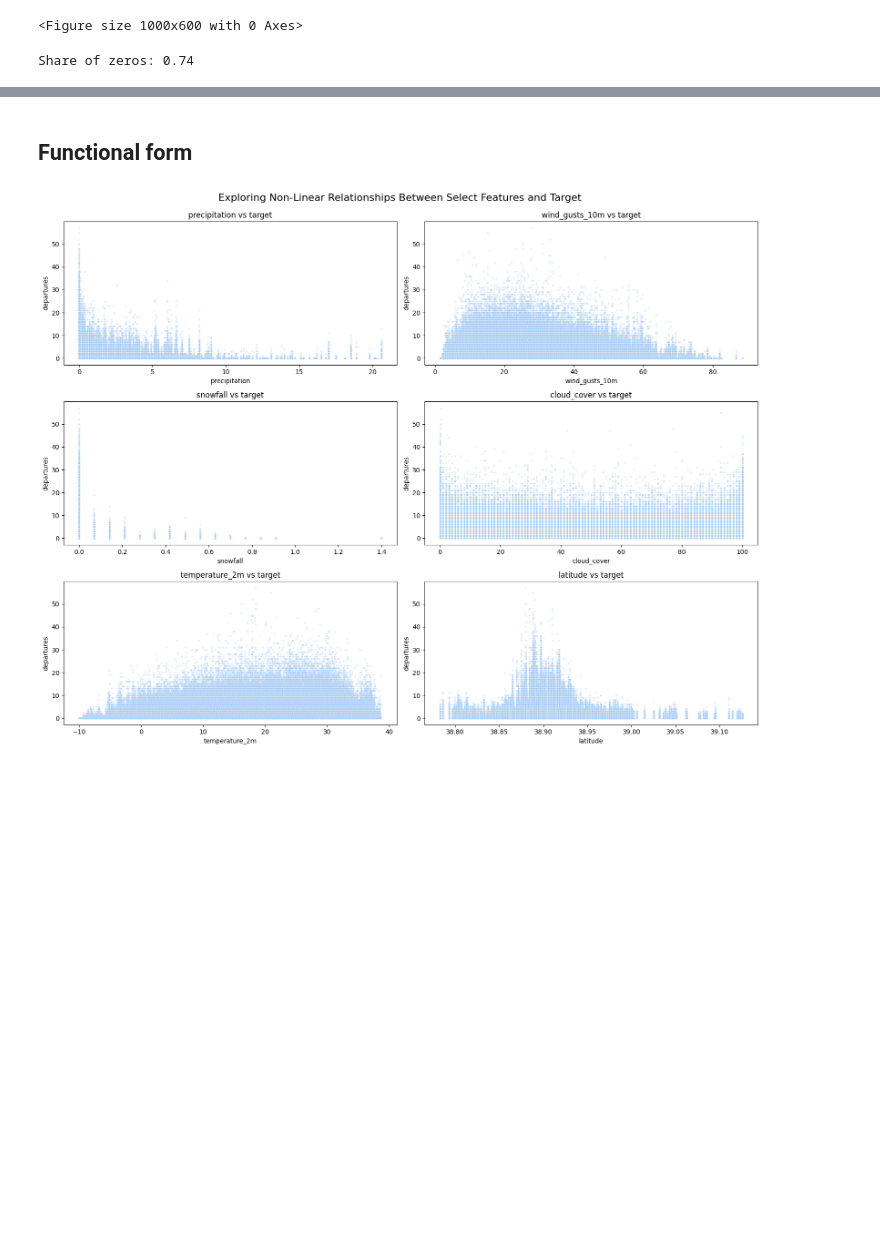
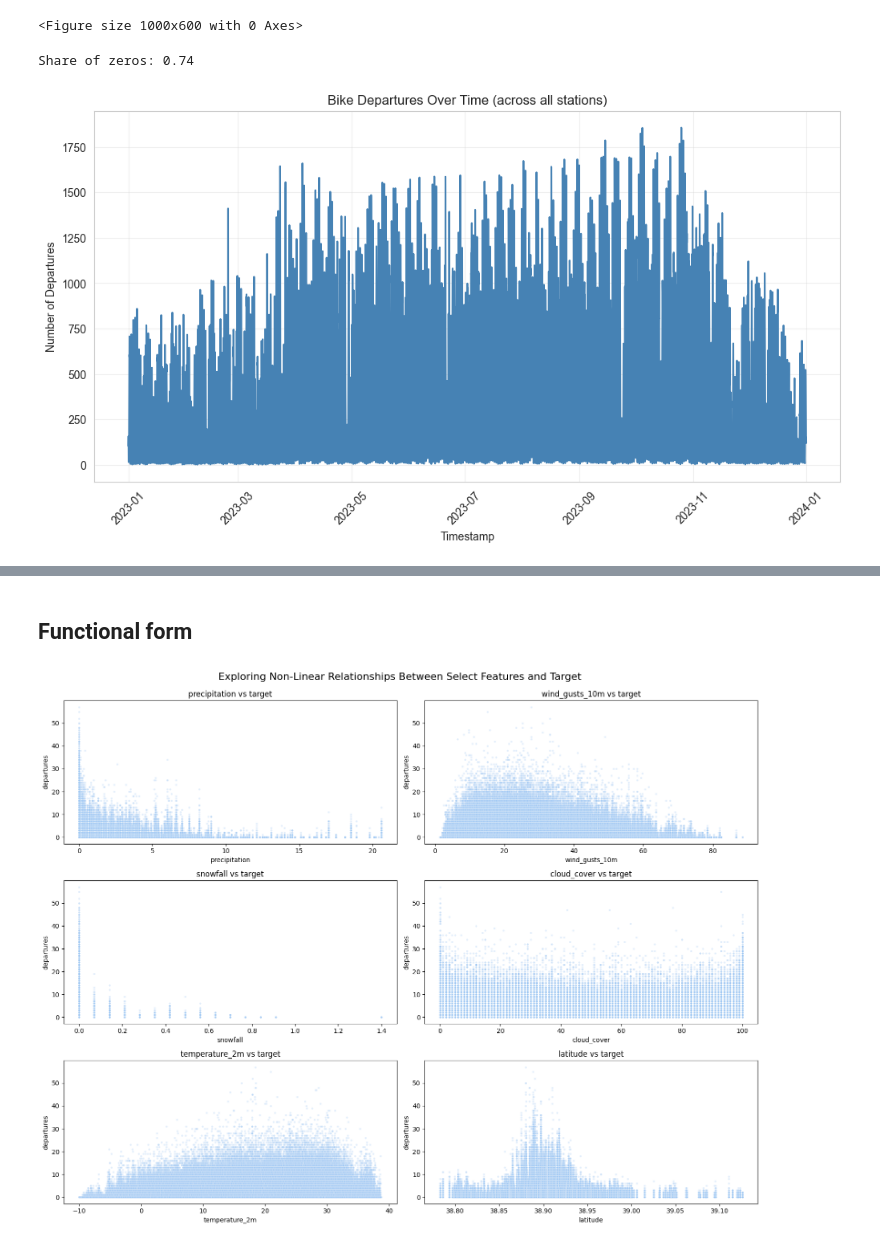
Before and after one commit to linusha/rental-bike-predictions, a Jupyter notebook: eda.ipynb, the cells around one changed output, grey strips where cells are left out. Drawn from its saved outputs; the diff is of its cells as text; code cells hidden in the pictures; blank space fills up the shorter version.

Commit message:
EDA: departures over time

```diff
--- a/eda.ipynb
+++ b/eda.ipynb
@@ -232,3 +232,20 @@ zeros = (y == 0).mean()
 print(f"Share of zeros: {zeros:.2f}")
 # %% [output]
 Share of zeros: 0.74
+# %%
+# Calculate average departures per timestamp (across all stations)
+sum_departures_ts = df.groupby('timestamp')['departures'].sum().reset_index()
+
+plt.figure(figsize=(12, 6))
+
+# Plot average departures over time
+sns.lineplot(x=sum_departures_ts['timestamp'], y=sum_departures_ts['departures'], color='steelblue')
+plt.title('Bike Departures Over Time (across all stations)') # Updated title
+plt.xlabel('Timestamp')
+plt.ylabel('Number of Departures') # Updated y-label
+plt.grid(True, alpha=0.3)
+plt.xticks(rotation=45)
+plt.savefig('figures/departures_over_year.png')
+plt.show()
+# %% [output]
+[figure, added]
```
Also changed, not shown: parts of 4 cells of this notebook.
